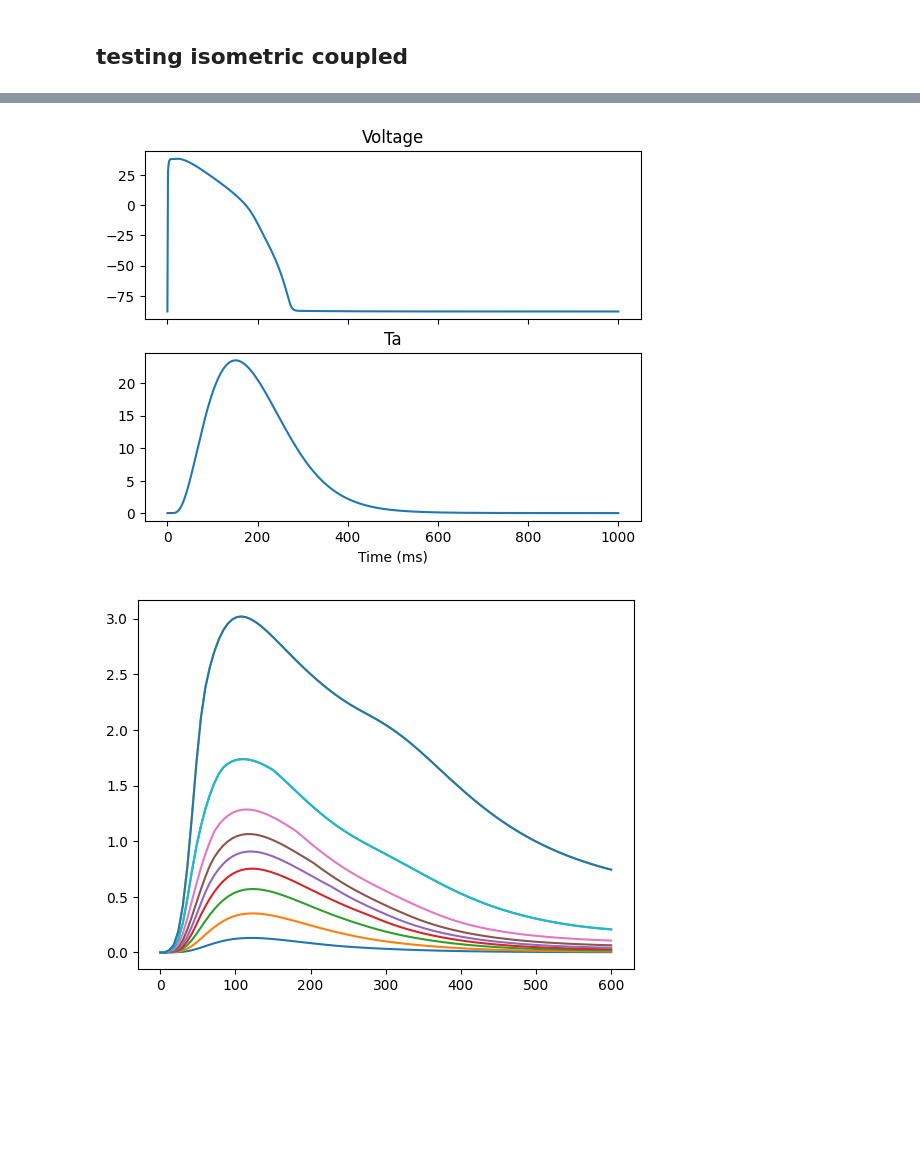
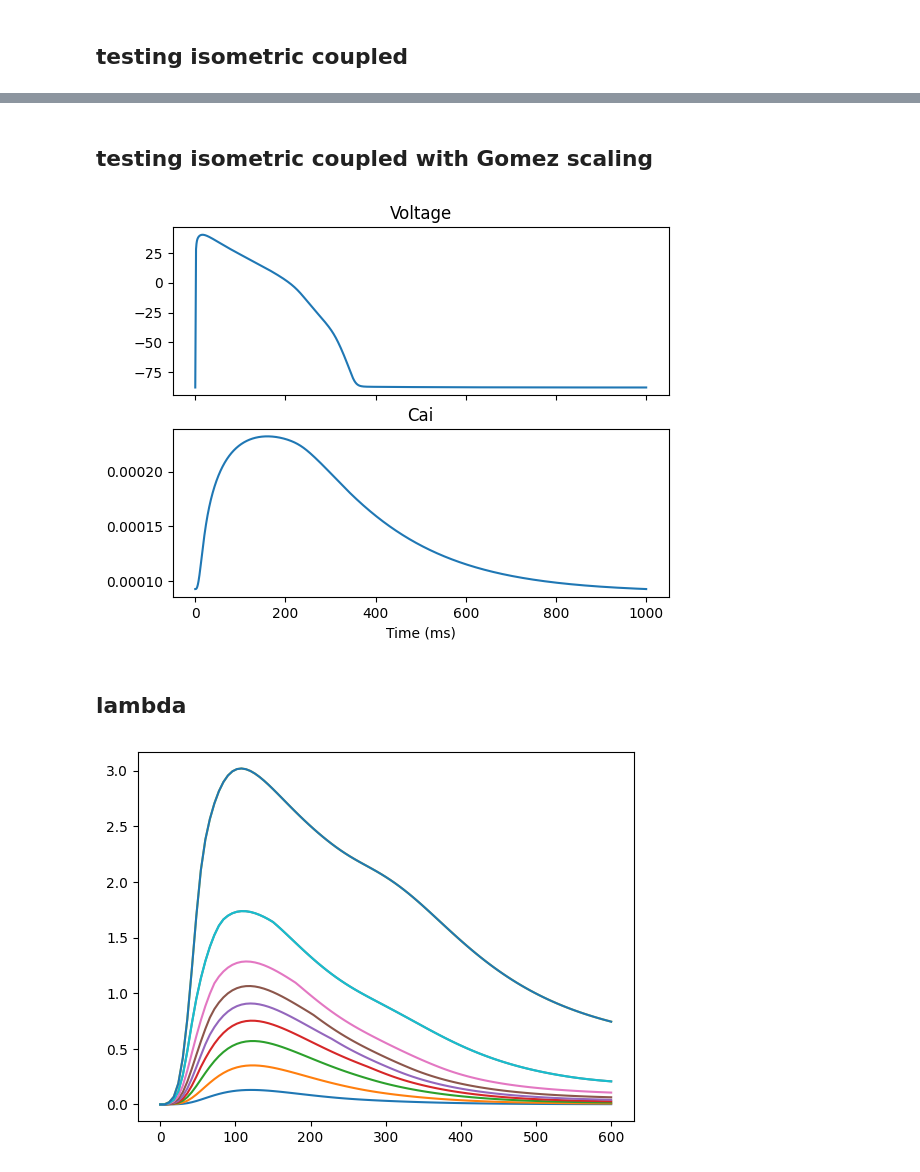
Before and after one commit to abraaum/master_project, a Jupyter notebook: Python/SL_test.ipynb, the cells around one changed output, grey strips where cells are left out. Cells and saved outputs as stored; diff of their text form; code cells hidden in the pictures; blank space fills up the shorter version.

```diff
--- a/Python/SL_test.ipynb
+++ b/Python/SL_test.ipynb
@@ -71,13 +50,59 @@ plt.show()
-# %%
-fig, ax = plt.subplots(2, 1, sharex=True)
-ax[0].plot(tsteps, V)
-ax[0].set_title('Voltage')
-ax[1].plot(tsteps, Ta)
-ax[1].set_title('Ta')
-ax[1].set_xlabel('Time (ms)')
-plt.show()
-# %% [output]
-[figure, removed]
+# %% [markdown]
+## testing isometric coupled with Gomez scaling
+# %%
+# Initial states
+y0 = model.init_state_values()
+
+# Parameters, celltype = epi
+parameters = model.init_parameter_values(
+    celltype=0,
+    isometric=1,
+    GNaL_rate=1.80,
+    Gto_rate=0.40,
+    GK1_rate=0.68,
+    Gncx_rate=1.750,
+    Jleak_rate=1.30,
+    Jserca_rate=0.5,
+    CaMKa_rate=1.50,
+    Pnak_rate=0.70,
+    Pnab_rate=1,
+    Pcab_rate=1,
+    thl_rate=1.80,
+    Jrel_inf_sensitivity=0.80,
+    Jrel_infp_sensitivity=0.80,)
+
+num_beats = 700  # Note: matlab uses 700 beats
+
+# Time steps
+tsteps = np.arange(0.0, 1000.0, 0.1)
+
+# Solve ODE
+for i in tqdm.tqdm(range(num_beats)):
+    y = odeint(model.rhs, y0, tsteps, args=(parameters,))
+    y0 = y[-1]
+
+# Extract the membrane potential
+V_idx = model.state_indices('v')
+V = y.T[V_idx]
+Cai_idx = model.state_indices('cai')
+Cai = y.T[Cai_idx]
+
+# Extract monitored values
+#monitor = np.array([model.monitor(r, t, parameters) for r, t in zip(y, tsteps)])
+#Ta_idx = model.monitor_indices('Ta')
+#Ta = monitor.T[Ta_idx]
+
+fig, ax = plt.subplots(2, 1, sharex=True)
+ax[0].plot(tsteps, V)
+ax[0].set_title('Voltage')
+ax[1].plot(tsteps, Cai)
+ax[1].set_title('Cai')
+ax[1].set_xlabel('Time (ms)')
+plt.show()
+# %% [output]
+[figure, added]
+# %% [markdown]
+## lambda
 # %%
 
 from scipy.integrate import odeint
```
Also changed, not shown: parts of 3 cells of this notebook, 1 other file.
